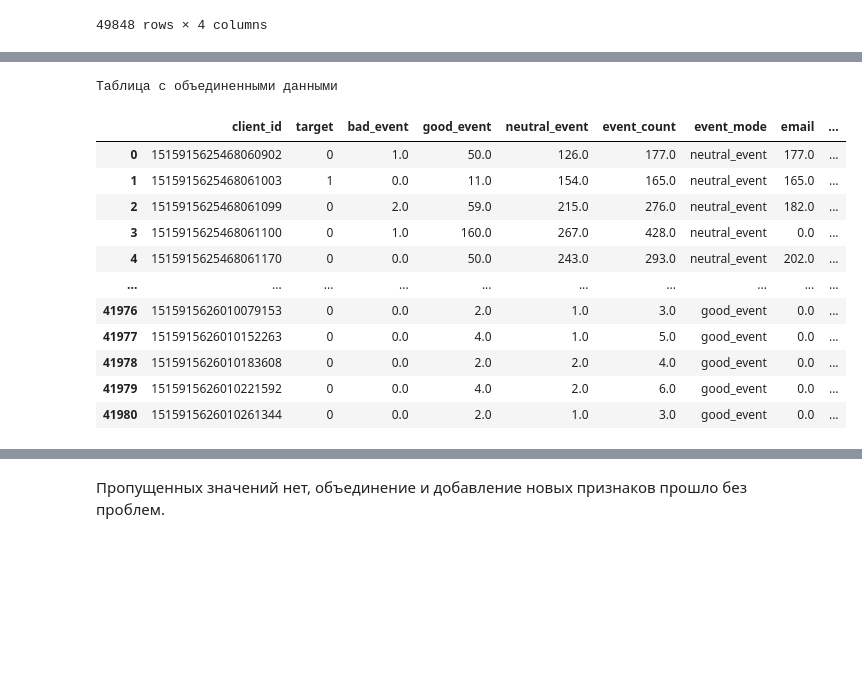
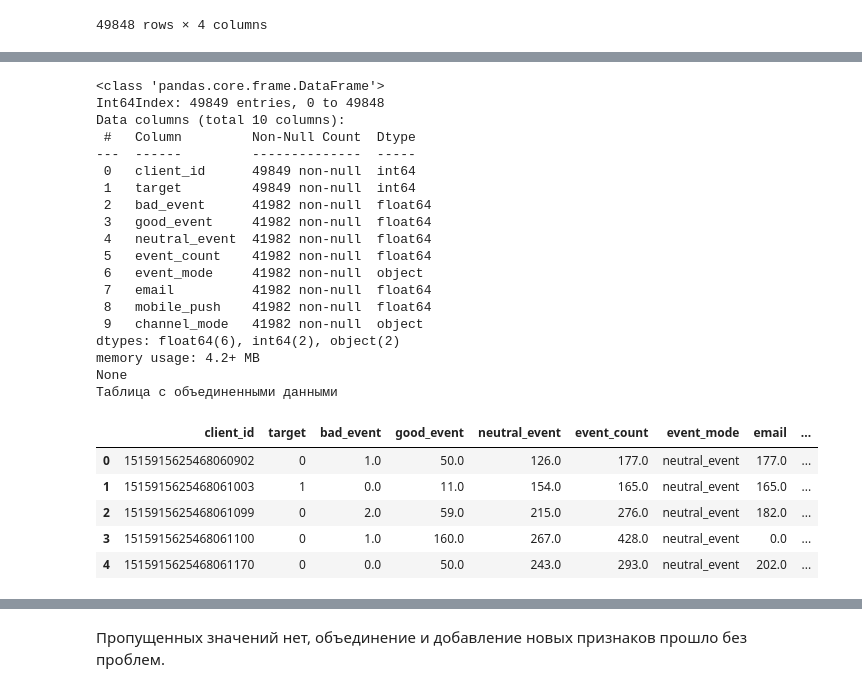
Before and after one commit to Proffeross/Marceting, a Jupyter notebook: Marceting_project.ipynb, the cells around one changed output, grey strips where cells are left out. Saved outputs shown, nothing was run; the diff lists cells and outputs as text; code cells hidden in the pictures; blank space fills up the shorter version.

```diff
--- a/Marceting_project.ipynb
+++ b/Marceting_project.ipynb
@@ -448,8 +445,8 @@ a.reset_index()
 53329 rows × 6 columns
 # %%
 #выделим моду для канала рассылки на клиента
-b_1 = messages_data.groupby('client_id').agg(channel_mode=('channel', lambda x: x.mode().iat[0]))
-b_1.reset_index()
+channel_mode = messages_data.groupby('client_id').agg(channel_mode=('channel', lambda x: x.mode().iat[0]))
+channel_mode.reset_index()
 # %% [output]
 |  | client_id | channel_mode |
 | 0 | 1515915625468060902 | email |
@@ -466,11 +463,11 @@ b_1.reset_index()
 53329 rows × 2 columns
 # %%
 #посчитаем число категорий передачи сообщения для каждого уникального клиента
-b = messages_data.groupby('client_id')['channel'].value_counts().to_frame().unstack('channel').fillna(0)
-b.columns = [tup[1] if tup[1] else tup[0] for tup in b.columns]
+channel_cat_count = messages_data.groupby('client_id')['channel'].value_counts().to_frame().unstack('channel').fillna(0)
+channel_cat_count.columns = [tup[1] if tup[1] else tup[0] for tup in channel_cat_count.columns]
 #объединим число категорий и моду по ним же
-b = pd.merge(b, b_1, on='client_id', how='left')
-b.reset_index()
+channel_cat_count = pd.merge(channel_cat_count, channel_mode, on='client_id', how='left')
+channel_cat_count.reset_index()
 # %% [output]
 |  | client_id | email | mobile_push | channel_mode |
 | 0 | 1515915625468060902 | 177.0 | 0.0 | email |
@@ -487,8 +484,8 @@ b.reset_index()
 53329 rows × 4 columns
 # %%
 #посчитаем выручку на клиента, число покупок и самую частую категорию в магазине
-c = purchases_data.groupby('client_id').agg(revenue_sum=('revenue', 'sum'), quantity_total=('quantity', 'count'), cat=('main_category_ids', lambda x: x.mode().iat[0]))
-c.reset_index()
+revenue_sum_per_client = purchases_data.groupby('client_id').agg(revenue_sum=('revenue', 'sum'), quantity_total=('quantity', 'count'), cat=('main_category_ids', lambda x: x.mode().iat[0]))
+revenue_sum_per_client.reset_index()
 # %% [output]
 |  | client_id | revenue_sum | quantity_total | cat |
 | 0 | 1515915625468060902 | 6993.0 | 7 | 28 |
@@ -505,8 +502,10 @@ c.reset_index()
 49848 rows × 4 columns
 # %%
 #найдем число дней с момента последней покупки
-c_1 = purchases_data.groupby('client_id').agg(date_max=('date', lambda x: x.max()), date_min=('date', lambda x: x.min()))
-c_1['last_purchases_days'] = (c_1['date_max']-c_1['date_min']).dt.days
-c_1.reset_index()
+days_after_buy = purchases_data.groupby('client_id').agg(date_max=('date', lambda x: x.max()), date_min=('date', lambda x: x.min()))
+days_after_buy['last_purchases_days'] = (days_after_buy['date_max']-days_after_buy['date_min']).dt.days
+days_after_buy.reset_index()
+print(days_after_buy.head())
 #добавим новый столбце к основной таблице
-c = pd.merge(c, c_1, on='client_id', how='left')
+revenue_sum_per_client = pd.merge(revenue_sum_per_client, days_after_buy, on='client_id', how='inner')
+revenue_sum_per_client.info()
@@ -513,23 +533,43 @@ c = pd.merge(c, c_1, on='client_id', how='left')
 # %%
 #объединим таблицы
-data_first = pd.merge(target_data, a, on='client_id', how='left')
-data_second = pd.merge(data_first, b, on='client_id', how='left')
-data = pd.merge(data_second, c, on='client_id', how='left')
-data = data.dropna().reset_index(drop=True)
+data_first = pd.merge(target_data, event_count, on='client_id', how='left')
+#print(data_first.info())
+
+data_second = pd.merge(target_data, channel_cat_count, on='client_id', how='left')
+#print(data_second.info())
+
+data_third = pd.merge(target_data, revenue_sum_per_client, on='client_id', how='left')
+#print(data_third.info())
+
+data_1 = pd.merge(data_first, data_second, on=['client_id', 'target'], how='inner')
+print(data_1.info())
+data = pd.merge(data_1, data_third, on=['client_id', 'target'], how='right')
 print(f'Таблица с объединенными данными')
-display(data)
+display(data.head())
 data.info()
 # %% [output]
+<class 'pandas.core.frame.DataFrame'>
+Int64Index: 49849 entries, 0 to 49848
+Data columns (total 10 columns):
+ #   Column         Non-Null Count  Dtype
+---  ------         --------------  -----
+ 0   client_id      49849 non-null  int64
+ 1   target         49849 non-null  int64
+ 2   bad_event      41982 non-null  float64
+ 3   good_event     41982 non-null  float64
+ 4   neutral_event  41982 non-null  float64
+ 5   event_count    41982 non-null  float64
+ 6   event_mode     41982 non-null  object
+ 7   email          41982 non-null  float64
+ 8   mobile_push    41982 non-null  float64
+ 9   channel_mode   41982 non-null  object
+dtypes: float64(6), int64(2), object(2)
+memory usage: 4.2+ MB
+None
 Таблица с объединенными данными
 |  | client_id | target | bad_event | good_event | neutral_event | event_count | event_mode | email | ... |
 | 0 | 1515915625468060902 | 0 | 1.0 | 50.0 | 126.0 | 177.0 | neutral_event | 177.0 | ... |
 | 1 | 1515915625468061003 | 1 | 0.0 | 11.0 | 154.0 | 165.0 | neutral_event | 165.0 | ... |
 | 2 | 1515915625468061099 | 0 | 2.0 | 59.0 | 215.0 | 276.0 | neutral_event | 182.0 | ... |
 | 3 | 1515915625468061100 | 0 | 1.0 | 160.0 | 267.0 | 428.0 | neutral_event | 0.0 | ... |
 | 4 | 1515915625468061170 | 0 | 0.0 | 50.0 | 243.0 | 293.0 | neutral_event | 202.0 | ... |
-| ... | ... | ... | ... | ... | ... | ... | ... | ... | ... |
-| 41976 | 1515915626010079153 | 0 | 0.0 | 2.0 | 1.0 | 3.0 | good_event | 0.0 | ... |
-| 41977 | 1515915626010152263 | 0 | 0.0 | 4.0 | 1.0 | 5.0 | good_event | 0.0 | ... |
-| 41978 | 1515915626010183608 | 0 | 0.0 | 2.0 | 2.0 | 4.0 | good_event | 0.0 | ... |
-| 41979 | 1515915626010221592 | 0 | 0.0 | 4.0 | 2.0 | 6.0 | good_event | 0.0 | ... |
-| 41980 | 1515915626010261344 | 0 | 0.0 | 2.0 | 1.0 | 3.0 | good_event | 0.0 | ... |
```
Also changed, not shown: parts of 27 cells of this notebook, 5 other files.
